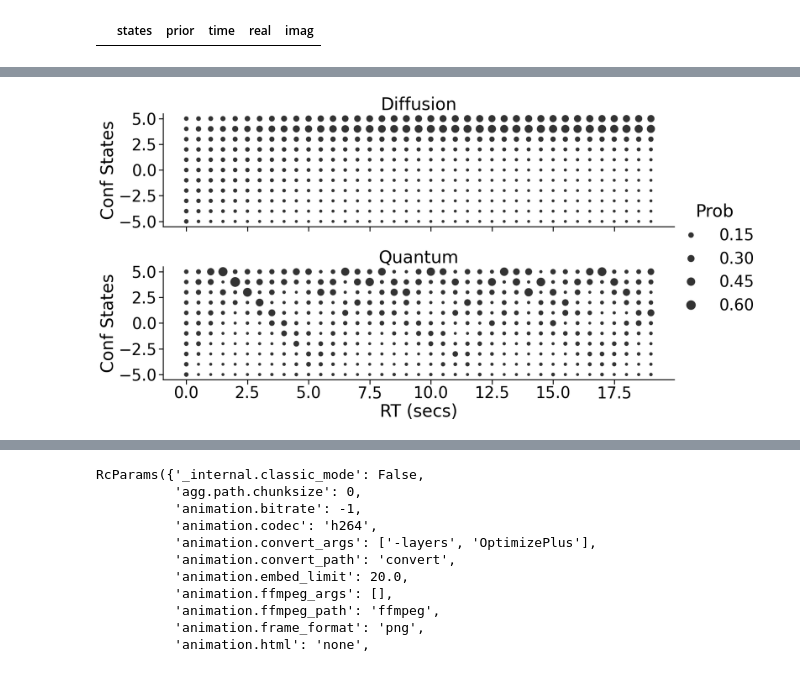
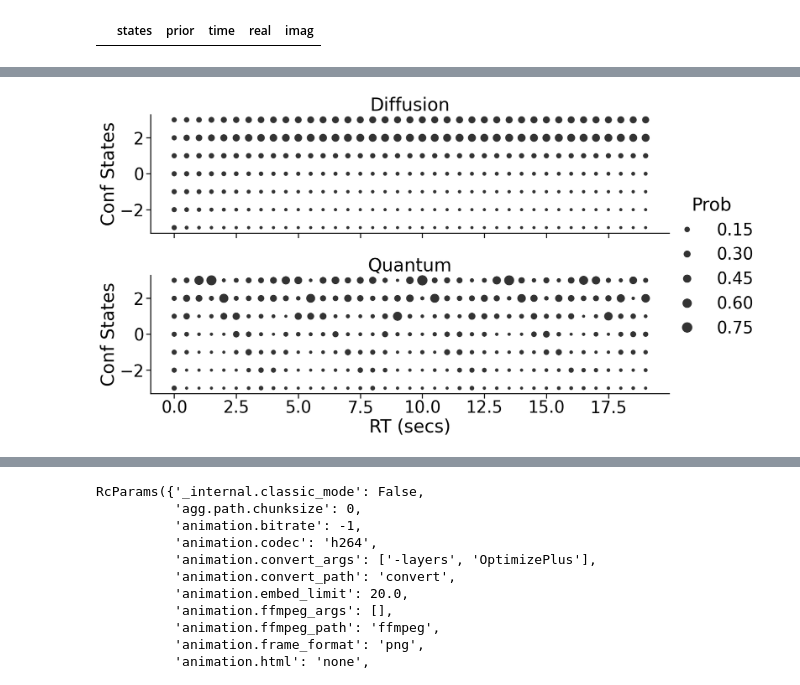
Before and after one commit to rkmalaiya/stochastic_cognitive_dynamics, a Jupyter notebook: poc/Diffusion_vs_Quantum.ipynb, the cells around one changed output, grey strips where cells are left out. Saved outputs shown, nothing was run; the diff lists cells and outputs as text; code cells hidden in the pictures.

Commit message:
plot size for publication

```diff
--- a/poc/Diffusion_vs_Quantum.ipynb
+++ b/poc/Diffusion_vs_Quantum.ipynb
@@ -104,5 +79,5 @@ sns.heatmap(np.where(intensity_t==0,np.nan,intensity_t), cmap = "Blues")
 # %%
-phi_0_markov = ca._get_initial_state(n_states, start_width,model_type="Markov", prior_type="Uniform")
-phi_0_quantum = ca._get_initial_state(n_states, start_width,model_type="Quantum" , prior_type="Uniform")
+phi_0_markov = ca._get_initial_state(n_states, start_width, response_width, model_type="Markov", prior_type="Uniform")
+phi_0_quantum = ca._get_initial_state(n_states, start_width, response_width, model_type="Quantum" , prior_type="Uniform")
 phi_0_markov, phi_0_quantum
 # %% [output]
@@ -157,9 +125,9 @@ df_markov = pd.DataFrame()
 df_quantum = pd.DataFrame()
 df_quantum_r = pd.DataFrame()
 df_quantum_c = pd.DataFrame()
-for prior_type in ["Upper", "Uniform", "Lower"]:
-    phi_0_markov = ca._get_initial_state(n_states, start_width,model_type="Markov", prior_type=prior_type)
-    phi_0_quantum = ca._get_initial_state(n_states, start_width,model_type="Quantum" , prior_type=prior_type)
+for prior_type in ["Upper", "Uniform", "Lower", "Centered"]:
+    phi_0_markov = ca._get_initial_state(n_states, start_width, response_width, model_type="Markov", prior_type=prior_type)
+    phi_0_quantum = ca._get_initial_state(n_states, start_width, response_width, model_type="Quantum" , prior_type=prior_type)
 
     phi_markov_arr = []
     phi_quantum_arr = []
@@ -299,8 +253,8 @@ pd.DataFrame(scx.linalg.expm(intensity_matrix_markov*20).squeeze())
 # %%
 df_markov_plot = df_markov.melt(id_vars = "prior", ignore_index=False, var_name="time").assign(time = lambda df:df.time*delta).reset_index(names="states").assign(states = lambda df: df.states - n_states//2 )
 df_quantum_plot = df_quantum.melt(id_vars = "prior", ignore_index=False, var_name="time").assign(time = lambda df:df.time*delta).reset_index(names="states").assign(states = lambda df: df.states - n_states//2)
-df_markov_plot = df_markov_plot.assign(prior = lambda df:df.prior.map({"Upper":"+High", "Lower":"-High", "Uniform":"Uniform"}))
-df_quantum_plot = df_quantum_plot.assign(prior = lambda df:df.prior.map({"Upper":"+High", "Lower":"-High", "Uniform":"Uniform"}))
+df_markov_plot = df_markov_plot.assign(prior = lambda df:df.prior.map({"Upper":"+High", "Lower":"-High", "Uniform":"Uniform", "Centered":"Centered"}))
+df_quantum_plot = df_quantum_plot.assign(prior = lambda df:df.prior.map({"Upper":"+High", "Lower":"-High", "Uniform":"Uniform", "Centered":"Centered"}))
 # %%
 with sns.plotting_context("talk",font_scale=1.2):
     f = sns.relplot(df_markov_plot
@@ -311,5 +265,5 @@ with sns.plotting_context("talk",font_scale=1.2):
     f.legend.set_title("Prob")
     f.set_xlabels("RT (secs)")
     f.set_ylabels("Confidence States")
-    f.set(ylim=(-5.5, 5.5))
+    f.set(ylim=(-3.99, 3.99))
 # %% [output]
@@ -346,16 +300,16 @@ with sns.plotting_context("talk",font_scale=1.2):
 # %%
 with sns.plotting_context("talk",font_scale=1.9):
     f = sns.relplot(pd.concat([df_markov_plot.assign(model="Diffusion"), df_quantum_plot.assign(model="Quantum")])
                     .query("time <= 20 and prior == 'Uniform'")
                     ,alpha=0.8, row="model",
     x="time", y="states",size="value", sizes=(40,400), color="Black", aspect=3.3, height=5)
     f.set_titles("{row_name}")
     f.legend.set_title("Prob")
     f.set_xlabels("RT (secs)")
     f.set_ylabels("Conf States")
-    f.set(ylim=(-5.5, 5.5))
+    #f.set(ylim=(-5.5, 5.5))
 # %% [output]
-[figure, old version]
+[figure, new version]
 # %%
 with sns.plotting_context(font_scale=2.5):
     f = sns.relplot(df_quantum_plot
```
Also changed, not shown: parts of 32 cells of this notebook.
